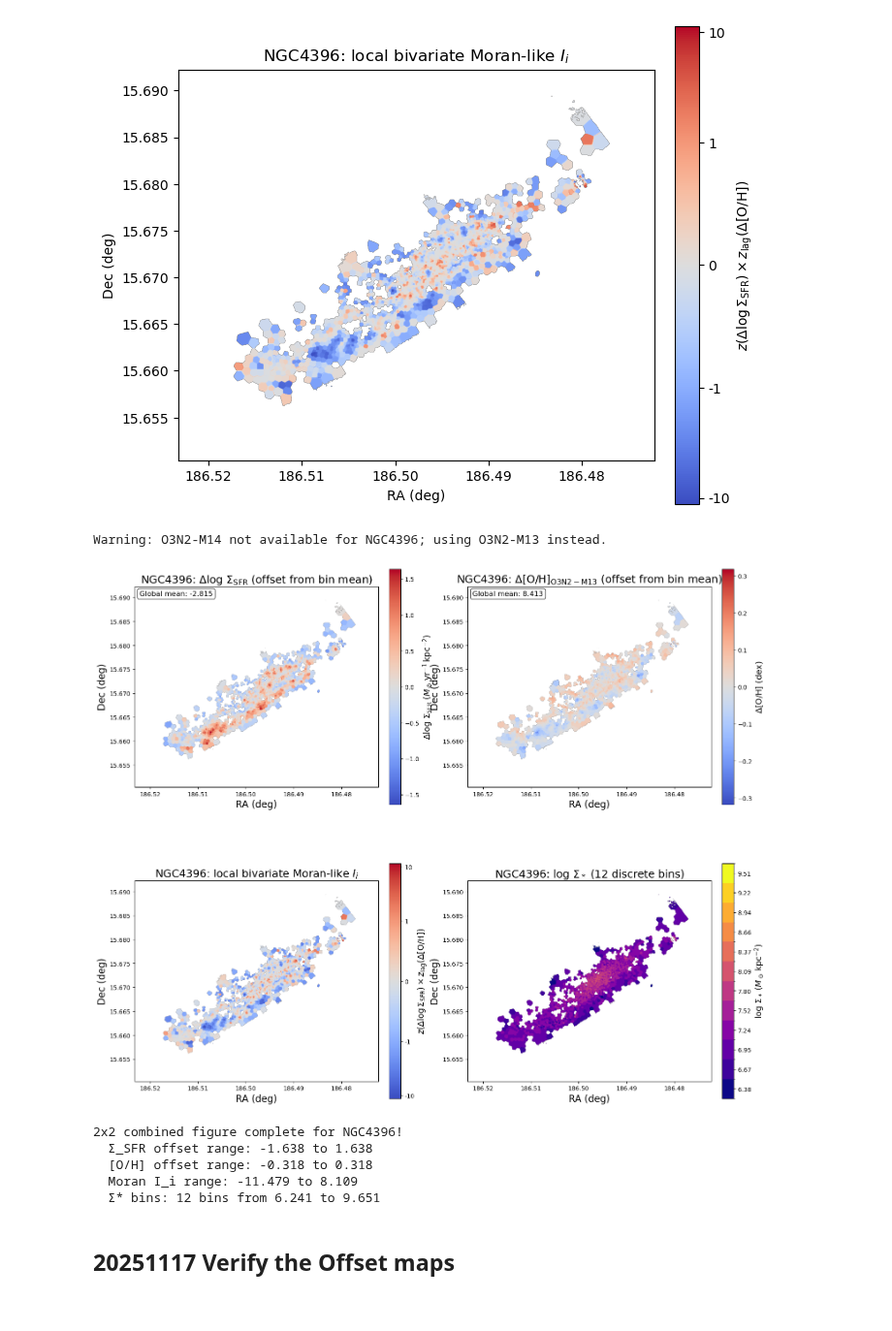
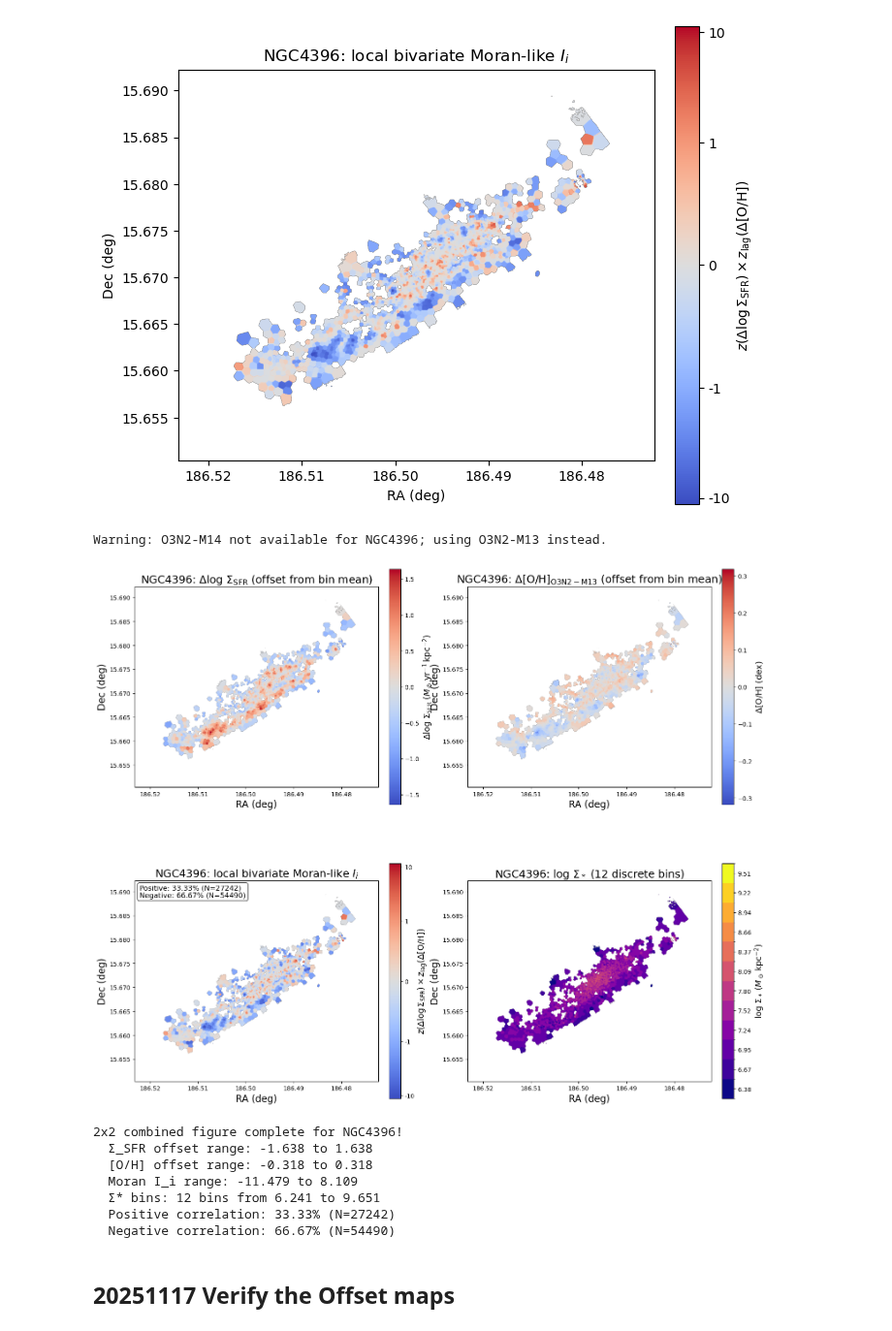
Before and after one commit to Rongjun-ANU/ICRAR-MAUVE, a Jupyter notebook: extended/20251114_NGC4396_SFR_Metallicity_Correlation_Map.ipynb, the cells around one changed output. Shown at 97% size. Drawn from its saved outputs; the diff is of its cells as text; code cells hidden in the pictures.

```diff
--- a/extended/20251114_NGC4396_SFR_Metallicity_Correlation_Map.ipynb
+++ b/extended/20251114_NGC4396_SFR_Metallicity_Correlation_Map.ipynb
@@ -977,6 +977,16 @@ for gal in galaxies:
                                             neighbourhood='queen')
 
     # ------------------------------------------------------------------
+    # Calculate statistics for positive/negative correlations
+    # ------------------------------------------------------------------
+    valid_I = np.isfinite(I_map)
+    n_total = np.sum(valid_I)
+    n_positive = np.sum(I_map[valid_I] > 0)
+    n_negative = np.sum(I_map[valid_I] < 0)
+    pct_positive = (n_positive / n_total * 100) if n_total > 0 else 0
+    pct_negative = (n_negative / n_total * 100) if n_total > 0 else 0
+
+    # ------------------------------------------------------------------
     # 4.  Create binned Σ* map
     # ------------------------------------------------------------------
     sigM_binned_map = np.full_like(sigM, np.nan)
@@ -1021,9 +1031,6 @@ for gal in galaxies:
     cbar_sfr = fig.colorbar(im_sfr, ax=ax1, fraction=0.046, pad=0.04)
     cbar_sfr.set_label(r'$\Delta\log\,\Sigma_{\mathrm{SFR}} \; (M_\odot\,\mathrm{yr}^{-1}\,\mathrm{kpc}^{-2})$', fontsize=14)
 
-    ax1.text(0.02, 0.98, f'Global mean: {sfr_mean:.3f}', transform=ax1.transAxes,
-            fontsize=12, verticalalignment='top', bbox=dict(boxstyle='round', facecolor='white', alpha=0.8))
-
     # Top-right: [O/H] offset map
     ax2 = fig.add_subplot(gs[0, 1])
     im_oh = ax2.imshow(np.ma.masked_invalid(oh_offset), origin='lower', cmap='coolwarm',
@@ -1034,9 +1041,6 @@ for gal in galaxies:
 
     cbar_oh = fig.colorbar(im_oh, ax=ax2, fraction=0.046, pad=0.04)
     cbar_oh.set_label(r'$\Delta$[O/H] (dex)', fontsize=14)
-
-    ax2.text(0.02, 0.98, f'Global mean: {oh_mean:.3f}', transform=ax2.transAxes,
-            fontsize=12, verticalalignment='top', bbox=dict(boxstyle='round', facecolor='white', alpha=0.8))
 
     # Bottom-left: Moran-like bivariate map with SymLogNorm
     ax3 = fig.add_subplot(gs[1, 0])
@@ -1065,45 +1069,55 @@ for gal in galaxies:
     ticks = [-p for p in reversed(pos_ticks)] + [0.0] + pos_ticks
     cbarI.set_ticks(ticks)
     cbarI.set_ticklabels([f'{t:g}' for t in ticks])
+
+    # Add legend for positive/negative correlation statistics
+    legend_text = f'Positive: {pct_positive:.2f}% (N={n_positive})\nNegative: {pct_negative:.2f}% (N={n_negative})'
+    ax3.text(0.02, 0.98, legend_text, transform=ax3.transAxes,
+            fontsize=12, verticalalignment='top',
+            bbox=dict(boxstyle='round', facecolor='white', alpha=0.8))
 
     # Bottom-right: Discrete Σ* binned map
     ax4 = fig.add_subplot(gs[1, 1])
 
     cmap_discrete = plt.cm.plasma
     norm_discrete = BoundaryNorm(sigmaM_bin_edges, cmap_discrete.N)
 
     im_sigM_binned = ax4.imshow(np.ma.masked_invalid(sigM_binned_map), origin='lower',
                                 cmap=cmap_discrete, norm=norm_discrete, extent=extent)
     ax4.set_title(rf'{gal}: $\log\,\Sigma_*$ ({n_bins} discrete bins)', fontsize=18)
     ax4.set_xlabel('RA (deg)', fontsize=16)
     ax4.set_ylabel('Dec (deg)', fontsize=16)
 
     cbar_binned = fig.colorbar(im_sigM_binned, ax=ax4, fraction=0.046, pad=0.04)
     cbar_binned.set_label(r'$\log\,\Sigma_* \; (M_\odot\,\mathrm{kpc}^{-2})$', fontsize=14)
 
     # Set colorbar ticks at bin centers
     bin_centers = [(sigmaM_bin_edges[i] + sigmaM_bin_edges[i+1]) / 2 for i in range(n_bins)]
     cbar_binned.set_ticks(bin_centers)
     cbar_binned.set_ticklabels([f'{bc:.2f}' for bc in bin_centers])
 
     plt.tight_layout()
     plt.savefig(f'{gal}_correlation_map_moran.png', dpi=600, bbox_inches='tight')
     plt.savefig(f'{gal}_correlation_map_moran.pdf', bbox_inches='tight')
     plt.show()
 
     print(f"\n2x2 combined figure complete for {gal}!")
     print(f"  Σ_SFR offset range: {-sfr_offset_max:.3f} to {sfr_offset_max:.3f}")
     print(f"  [O/H] offset range: {-oh_offset_max:.3f} to {oh_offset_max:.3f}")
     print(f"  Moran I_i range: {np.nanmin(I_map):.3f} to {np.nanmax(I_map):.3f}")
     print(f"  Σ* bins: {n_bins} bins from {sigmaM_min:.3f} to {sigmaM_max:.3f}")
+    print(f"  Positive correlation: {pct_positive:.2f}% (N={n_positive})")
+    print(f"  Negative correlation: {pct_negative:.2f}% (N={n_negative})")
 # %% [output]
 Warning: O3N2-M14 not available for NGC4396; using O3N2-M13 instead.
-[figure, old version]
+[figure, new version]
 2x2 combined figure complete for NGC4396!
   Σ_SFR offset range: -1.638 to 1.638
   [O/H] offset range: -0.318 to 0.318
   Moran I_i range: -11.479 to 8.109
   Σ* bins: 12 bins from 6.241 to 9.651
+  Positive correlation: 33.33% (N=27242)
+  Negative correlation: 66.67% (N=54490)
 # %% [markdown]
 ## 20251117 Verify the Offset maps
 # %%
```
Also changed, not shown: parts of 2 cells of this notebook, 12 other files.
